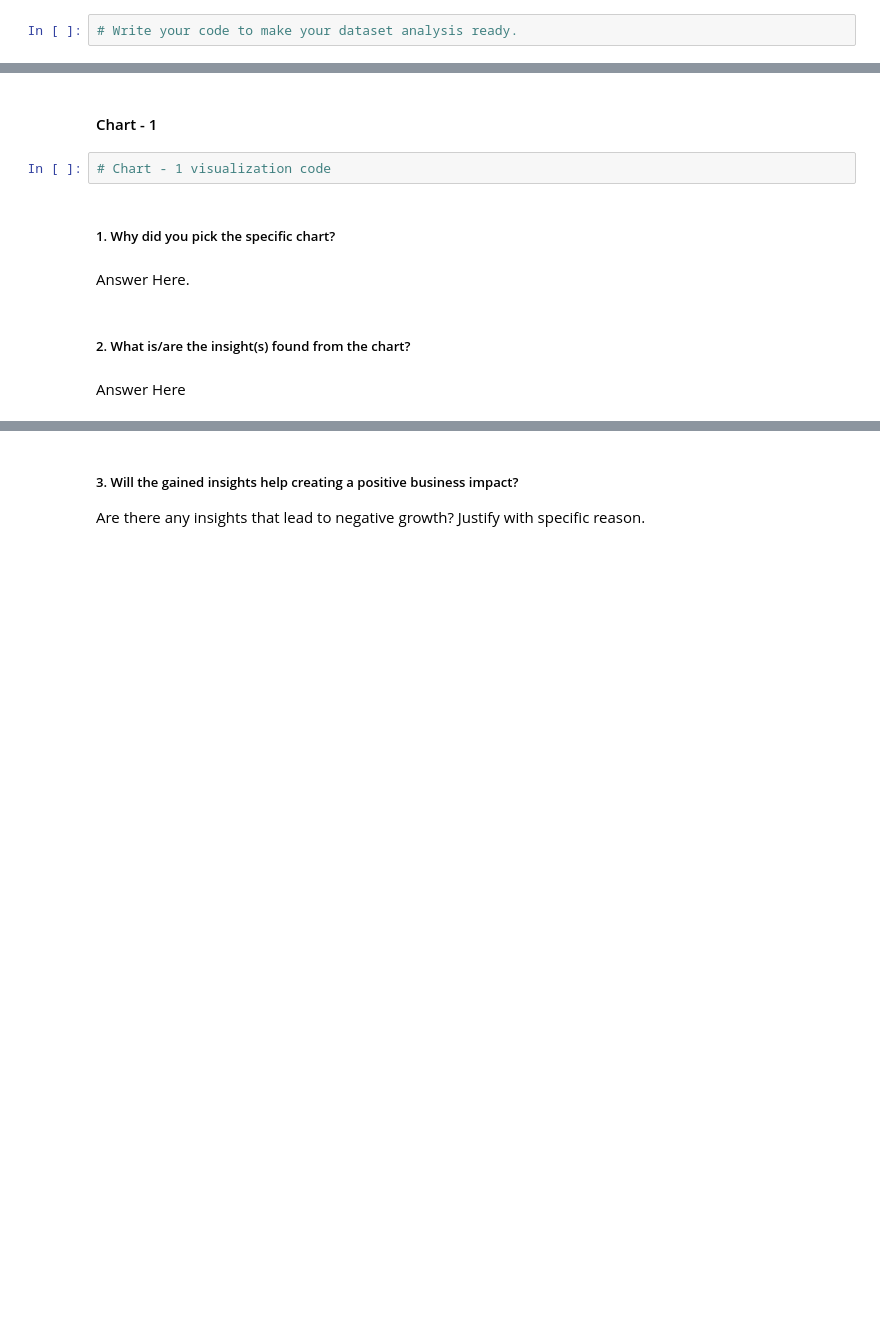
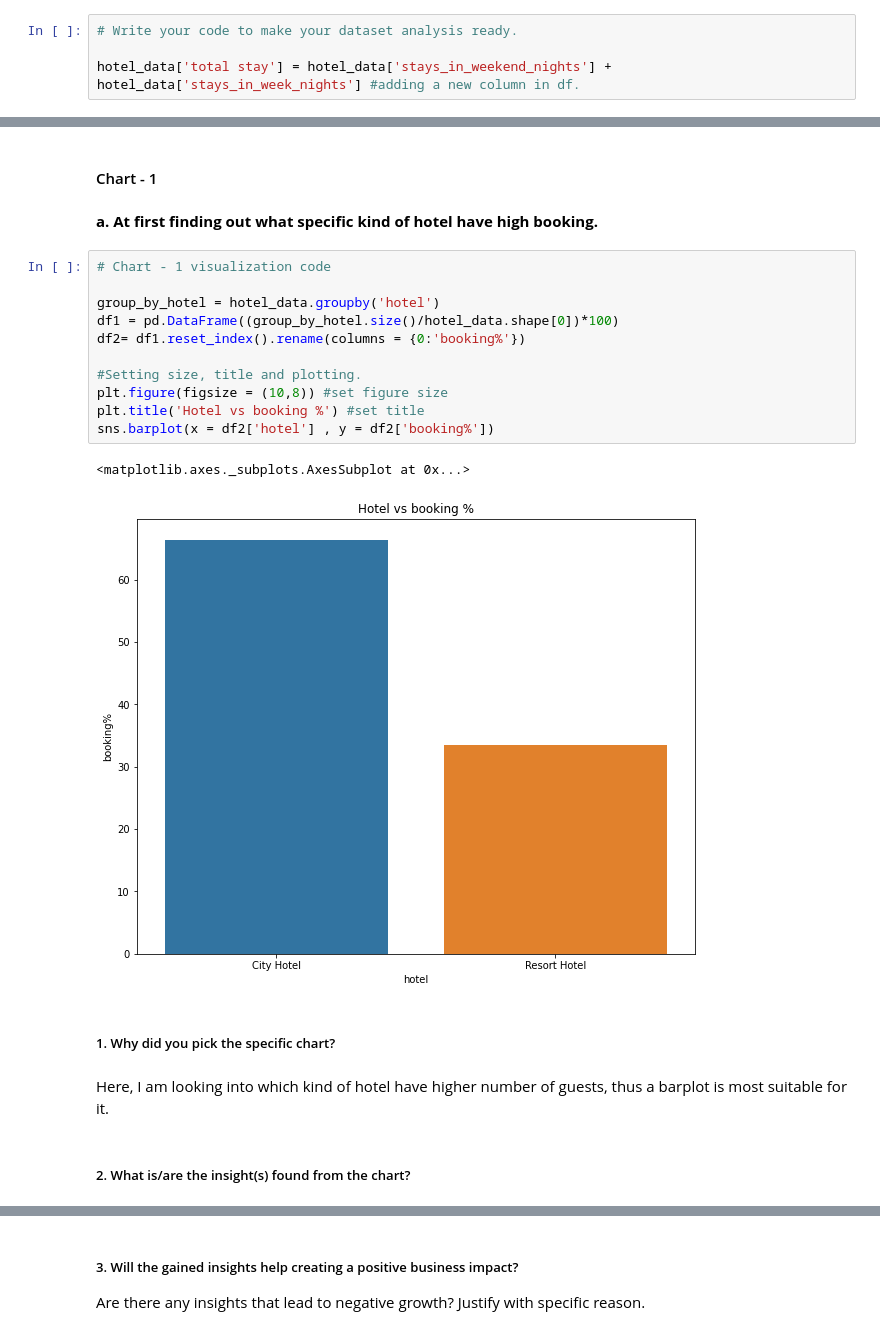
Before and after one commit to akashsinghsharma/almabetter-pythonEDA-project, a Jupyter notebook: EDA_Submission.ipynb, the cells around one changed output, grey strips where cells are left out. Saved outputs shown, nothing was run; the diff lists cells and outputs as text; blank space fills up the shorter version.

```diff
--- a/EDA_Submission.ipynb
+++ b/EDA_Submission.ipynb
@@ -313,2 +317,4 @@ No. of unique values in  reservation_status_date is 926 .
 # %%
 # Write your code to make your dataset analysis ready.
+
+hotel_data['total stay'] = hotel_data['stays_in_weekend_nights'] + hotel_data['stays_in_week_nights'] #adding a new column in df.
@@ -320,13 +329,25 @@ Answer Here.
 ## ***4. Data Vizualization, Storytelling & Experimenting with charts : Understand the relationships between variables***
 # %% [markdown]
 #### Chart - 1
-# %%
-# Chart - 1 visualization code
+# %% [markdown]
+**a. At first finding out what specific kind of hotel have high booking.**
+# %%
+# Chart - 1 visualization code
+
+group_by_hotel = hotel_data.groupby('hotel')
+df1 = pd.DataFrame((group_by_hotel.size()/hotel_data.shape[0])*100)
+df2= df1.reset_index().rename(columns = {0:'booking%'})
+
+#Setting size, title and plotting.
+plt.figure(figsize = (10,8)) #set figure size
+plt.title('Hotel vs booking %') #set title
+sns.barplot(x = df2['hotel'] , y = df2['booking%'])
+# %% [output]
+<matplotlib.axes._subplots.AxesSubplot at 0x...>
+[figure, added]
 # %% [markdown]
 ##### 1. Why did you pick the specific chart?
-# %% [markdown]
-Answer Here.
+# %% [markdown]
+Here, I am looking into which kind of hotel have higher number of guests, thus a barplot is most suitable for it.
 # %% [markdown]
 ##### 2. What is/are the insight(s) found from the chart?
-# %% [markdown]
-Answer Here
```
Also changed, not shown: parts of 86 cells of this notebook.
